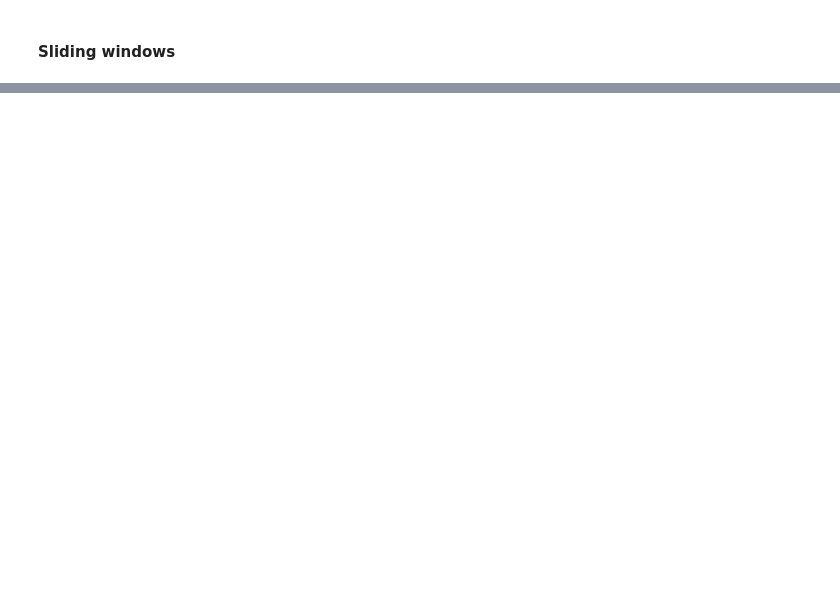
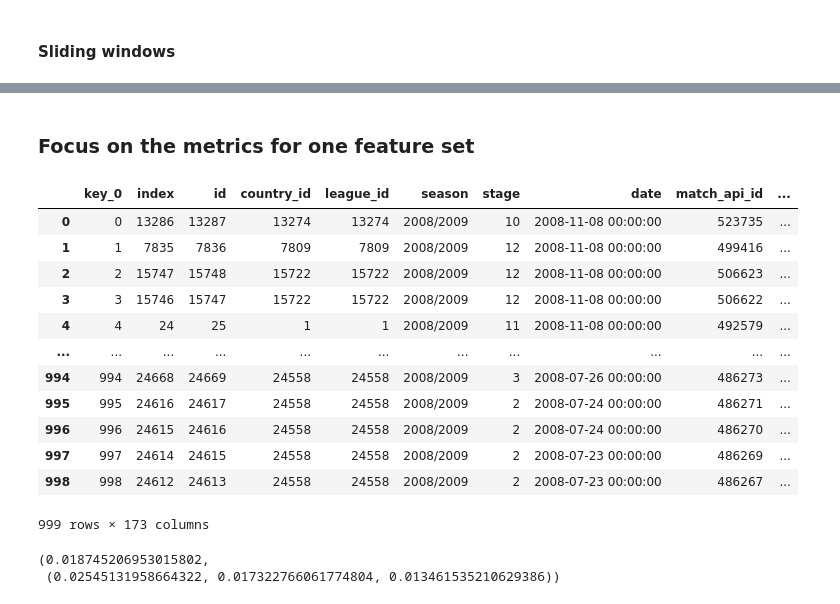
Before and after one commit to JulienDelavande/SoccerBetMLOptimizer, a Jupyter notebook: notebooks/data-manipulation/data_exploration_esd_jd_240503.ipynb, the cells around one changed output, grey strips where cells are left out. Drawn from its saved outputs; the diff is of its cells as text; code cells hidden in the pictures; blank space fills up the shorter version.

```diff
--- a/notebooks/data-manipulation/data_exploration_esd_jd_240503.ipynb
+++ b/notebooks/data-manipulation/data_exploration_esd_jd_240503.ipynb
@@ -1564,0 +1609,14 @@ classwise_ECE(matchs_v1_test_Y, predictions[:, 2], predictions[:, 1], prediction
+# %%
+split = 5
+test_prop = 0.2
+train_test_split_fn = lambda df : train_test_split_expanding_windows(df, split=5, test_prop=test_prop, date_col="date")
+
+results_balanced_accuracy = {}
+results_log_loss = {}
+results_classwise_ECE = {}
+
+for X_col_name, X_col in zip(X_cols_name, X_cols):
+    balanced_accuracy_list, log_loss_list, classwise_ECE_list = train_test(matchs_v2, pipeline, X_col, Y_col, train_test_split_fn=train_test_split_fn)
+    results_balanced_accuracy[X_col_name] = np.mean(balanced_accuracy_list)
+    results_log_loss[X_col_name] = np.mean(log_loss_list)
+    results_classwise_ECE[X_col_name] = np.mean(classwise_ECE_list)
@@ -1564,0 +1650,26 @@ classwise_ECE(matchs_v1_test_Y, predictions[:, 2], predictions[:, 1], prediction
+# %% [markdown]
+### Focus on the metrics for one feature set
+# %%
+X_col = X_cols[6]
+
+pipeline = Pipeline([
+    ('scaler', StandardScaler()),
+    ('model', LogisticRegression())
+])
+
+result_df_ece = train_test(matchs_v2, pipeline, X_col, Y_col, train_test_split_fn=train_test_split_fn, results=True)
+result_df_ece
+# %% [output]
+|  | key_0 | index | id | country_id | league_id | season | stage | date | match_api_id | ... |
+| 0 | 0 | 13286 | 13287 | 13274 | 13274 | 2008/2009 | 10 | 2008-11-08 00:00:00 | 523735 | ... |
+| 1 | 1 | 7835 | 7836 | 7809 | 7809 | 2008/2009 | 12 | 2008-11-08 00:00:00 | 499416 | ... |
+| 2 | 2 | 15747 | 15748 | 15722 | 15722 | 2008/2009 | 12 | 2008-11-08 00:00:00 | 506623 | ... |
+| 3 | 3 | 15746 | 15747 | 15722 | 15722 | 2008/2009 | 12 | 2008-11-08 00:00:00 | 506622 | ... |
+| 4 | 4 | 24 | 25 | 1 | 1 | 2008/2009 | 11 | 2008-11-08 00:00:00 | 492579 | ... |
+| ... | ... | ... | ... | ... | ... | ... | ... | ... | ... | ... |
+| 994 | 994 | 24668 | 24669 | 24558 | 24558 | 2008/2009 | 3 | 2008-07-26 00:00:00 | 486273 | ... |
+| 995 | 995 | 24616 | 24617 | 24558 | 24558 | 2008/2009 | 2 | 2008-07-24 00:00:00 | 486271 | ... |
+| 996 | 996 | 24615 | 24616 | 24558 | 24558 | 2008/2009 | 2 | 2008-07-24 00:00:00 | 486270 | ... |
+| 997 | 997 | 24614 | 24615 | 24558 | 24558 | 2008/2009 | 2 | 2008-07-23 00:00:00 | 486269 | ... |
+| 998 | 998 | 24612 | 24613 | 24558 | 24558 | 2008/2009 | 2 | 2008-07-23 00:00:00 | 486267 | ... |
+999 rows × 173 columns
@@ -1564,0 +1684,6 @@ classwise_ECE(matchs_v1_test_Y, predictions[:, 2], predictions[:, 1], prediction
+# %%
+classewise_ECE, \
+(bookie_ECE_home, bookie_ECE_draw, bookie_ECE_away)
+# %% [output]
+(0.018745206953015802,
+ (0.02545131958664322, 0.017322766061774804, 0.013461535210629386))
```
Also changed, not shown: parts of 60 cells of this notebook, 23 other files.
